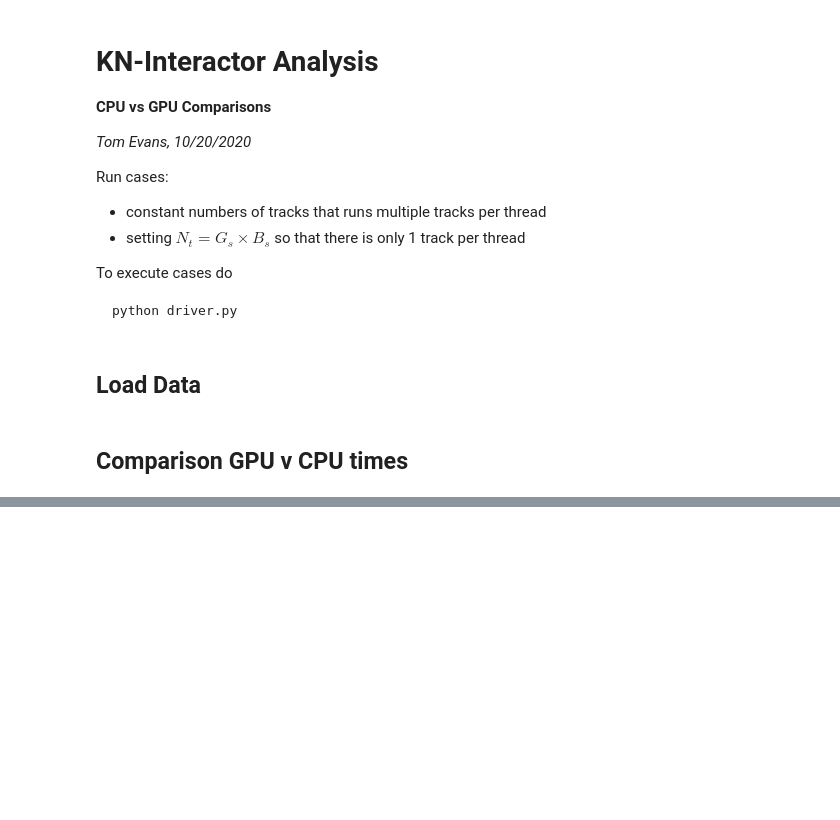
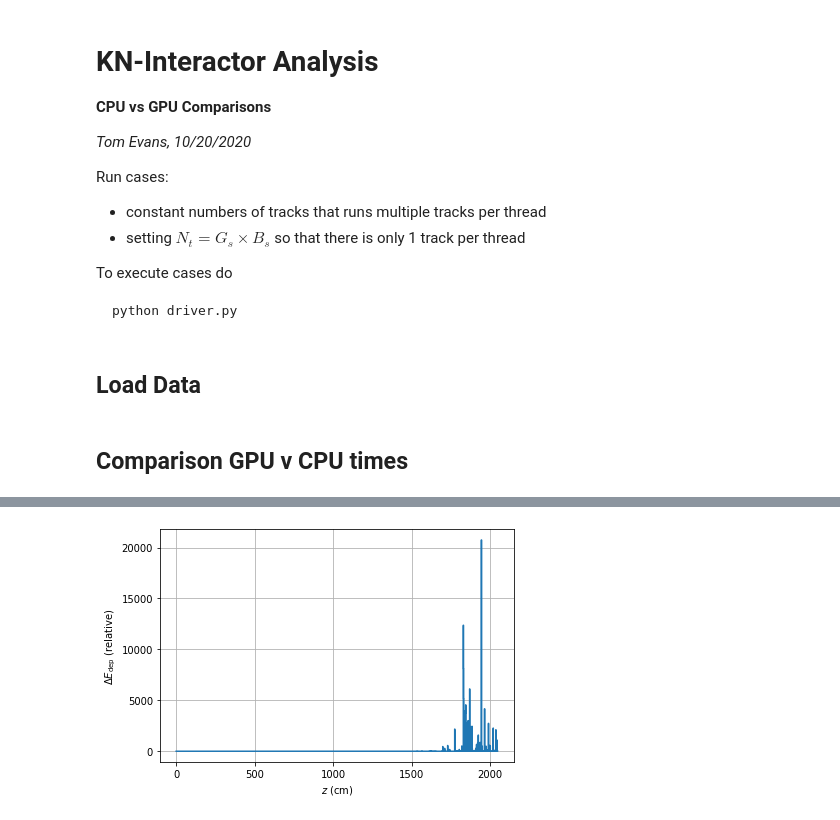
Before and after one commit to celeritas-project/benchmarks, a Jupyter notebook: klein-nishina/celeritas-results-cpu/analysis.ipynb, the cells around one changed output, grey strips where cells are left out. Cells and saved outputs as stored; diff of their text form; code cells hidden in the pictures; blank space fills up the shorter version.

```diff
--- a/klein-nishina/celeritas-results-cpu/analysis.ipynb
+++ b/klein-nishina/celeritas-results-cpu/analysis.ipynb
@@ -142,0 +200,13 @@ fig.savefig('cpu_v_gpu.pdf')
+# %%
+fig = plt.figure()
+ax = fig.add_subplot(111)
+
+ax.plot(bounds, np.abs(diff)/edep_g, ds='steps-post')
+ax.grid()
+
+ax.set_xlabel('$z$ (cm)')
+ax.set_ylabel('$\Delta E_\mathrm{dep}$ (relative)')
+
+fig.tight_layout()
+# %% [output]
+[figure, added]
```
Also changed, not shown: parts of 14 cells of this notebook, 23 other files.
